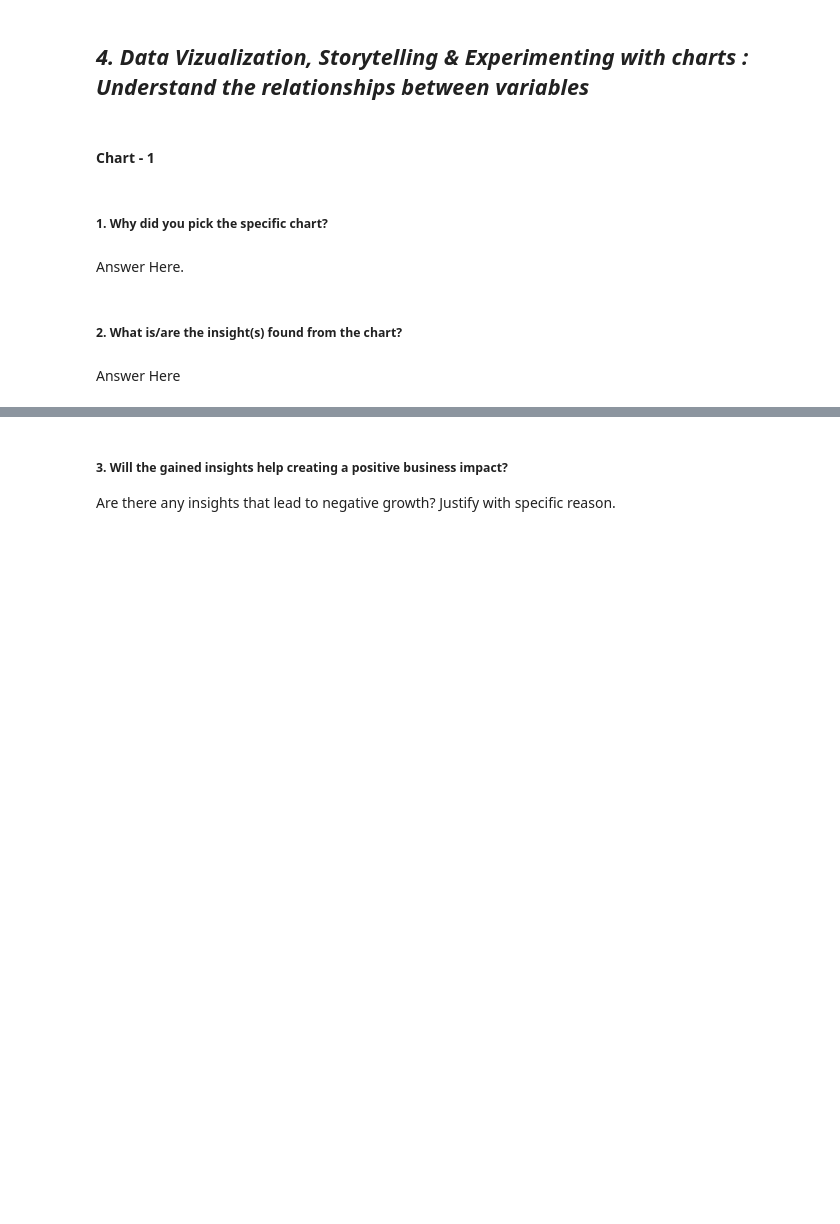
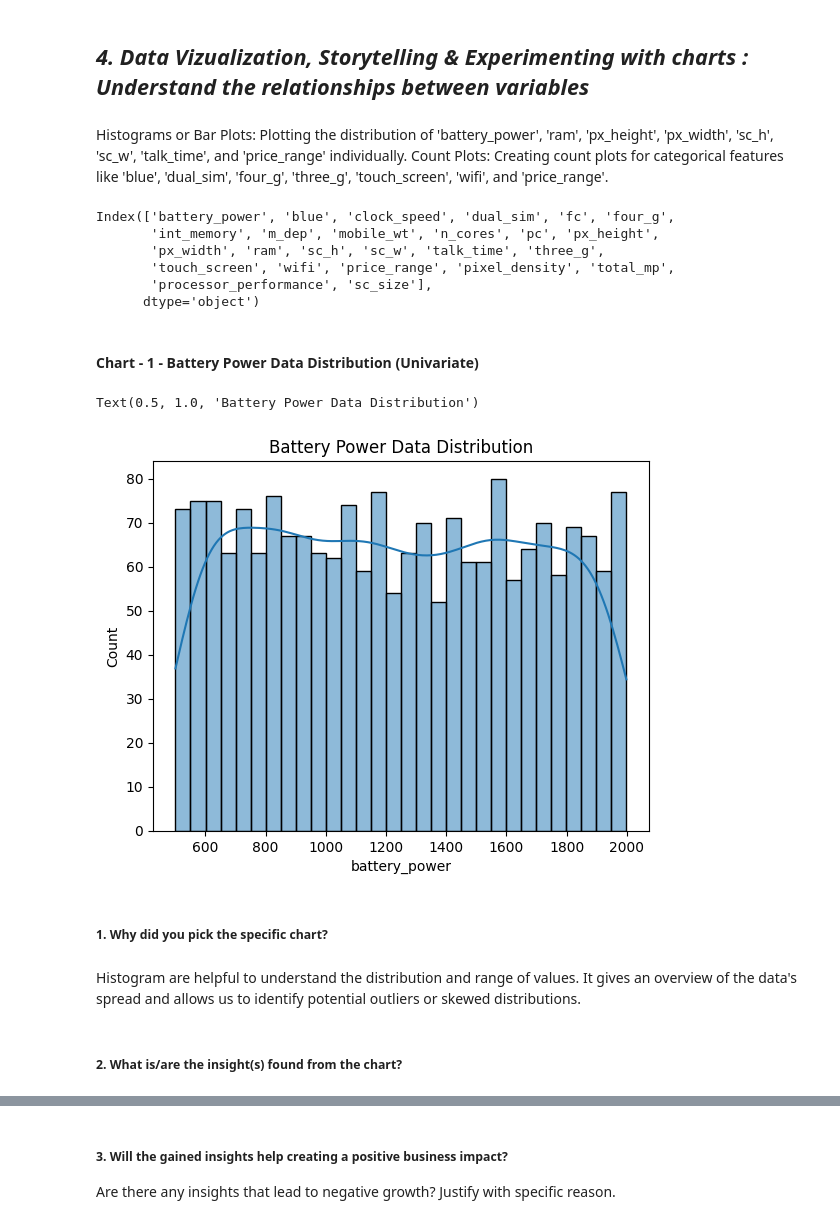
Before and after one commit to dhar9571/Capstone-Project-Classification-ML---Data-Mobile-Price-Range-Dataset, a Jupyter notebook: Capstone_Project_Classification_ML_Data_Mobile_Price_Range_Dataset.ipynb, the cells around one changed output, grey strips where cells are left out. Cells and saved outputs as stored; diff of their text form; code cells hidden in the pictures; blank space fills up the shorter version.

```diff
--- a/Capstone_Project_Classification_ML_Data_Mobile_Price_Range_Dataset.ipynb
+++ b/Capstone_Project_Classification_ML_Data_Mobile_Price_Range_Dataset.ipynb
@@ -341,5 +341,17 @@ df["sc_size"] = df["sc_h"]*df["sc_w"]
 6. The dependent feature "price_range" has 4 classes.
 # %% [markdown]
 ## ***4. Data Vizualization, Storytelling & Experimenting with charts : Understand the relationships between variables***
+# %% [markdown]
+Histograms or Bar Plots: Plotting the distribution of 'battery_power', 'ram', 'px_height', 'px_width', 'sc_h', 'sc_w', 'talk_time', and 'price_range' individually.
+Count Plots: Creating count plots for categorical features like 'blue', 'dual_sim', 'four_g', 'three_g', 'touch_screen', 'wifi', and 'price_range'.
+# %%
+df.columns
+# %% [output]
+Index(['battery_power', 'blue', 'clock_speed', 'dual_sim', 'fc', 'four_g',
+       'int_memory', 'm_dep', 'mobile_wt', 'n_cores', 'pc', 'px_height',
+       'px_width', 'ram', 'sc_h', 'sc_w', 'talk_time', 'three_g',
+       'touch_screen', 'wifi', 'price_range', 'pixel_density', 'total_mp',
+       'processor_performance', 'sc_size'],
+      dtype='object')
 # %% [markdown]
-#### Chart - 1
+#### Chart - 1 - Battery Power Data Distribution (Univariate)
@@ -348,8 +358,15 @@ df["sc_size"] = df["sc_h"]*df["sc_w"]
+# %%
+# Chart - 1 visualization code
+
+sns.histplot(df["battery_power"], bins = 30, kde=True)
+
+plt.title("Battery Power Data Distribution")
+# %% [output]
+Text(0.5, 1.0, 'Battery Power Data Distribution')
+[figure, added]
 # %% [markdown]
 ##### 1. Why did you pick the specific chart?
-# %% [markdown]
-Answer Here.
+# %% [markdown]
+Histogram are helpful to understand the distribution and range of values. It gives an overview of the data's spread and allows us to identify potential outliers or skewed distributions.
 # %% [markdown]
 ##### 2. What is/are the insight(s) found from the chart?
-# %% [markdown]
-Answer Here
```
Also changed, not shown: parts of 49 cells of this notebook.
